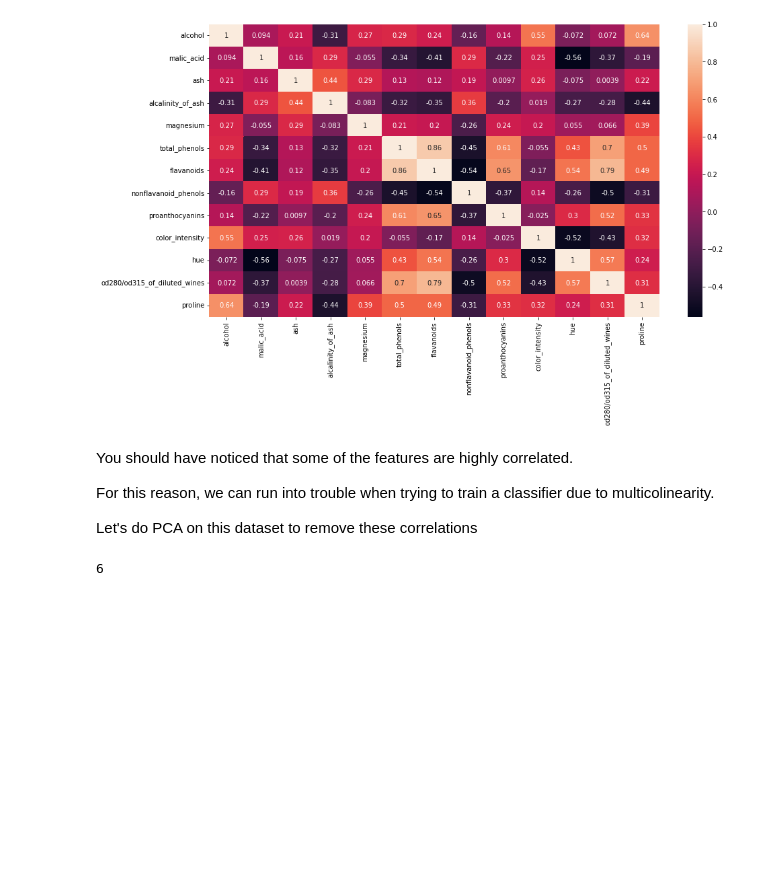
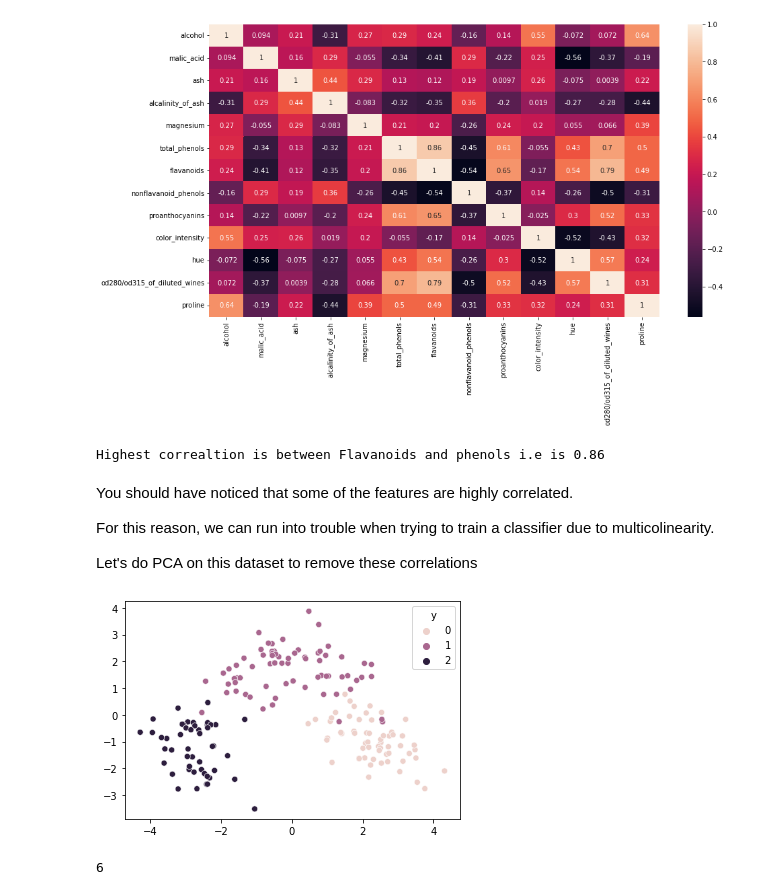
Before and after one commit to darshan16011989/CE888, a Jupyter notebook: Lab5_exploration.ipynb, the cells around one changed output. Saved outputs shown, nothing was run; the diff lists cells and outputs as text; code cells hidden in the pictures; blank space fills up the shorter version.

```diff
--- a/Lab5_exploration.ipynb
+++ b/Lab5_exploration.ipynb
@@ -139,23 +132,16 @@ y                                                -0.788230 -0.633717  1.000000
+# %%
+from numpy.ma.core import correlate
+# What is the highest correlation between features?
+# by looking at above heatmap
+print('Highest correaltion is between Flavanoids and phenols i.e is 0.86')
+# %% [output]
+Highest correaltion is between Flavanoids and phenols i.e is 0.86
 # %% [markdown]
 You should have noticed that some of the features are highly correlated.
 
 For this reason, we can run into trouble when trying to train a classifier due to multicolinearity.
 
 Let's do PCA on this dataset to remove these correlations
-# %%
-def pca(df, var=0.5):
-    y_status = False
-    if 'y' in df:
-      y = df['y']
-      df = df.loc[:, df.columns != 'y']
-      y_status = True
-    scale = StandardScaler()
-    df = scale.fit_transform(df)
-    pca1 = PCA(n_components=var, random_state=100)
-    x_pca = pca1.fit_transform(df)
-    if y_flag:
-      x_pca = np.column_stack((x_pca, y))
-    return x_pca, pca
 # %%
 # Let's do PCA:
 # HINT: I suggest you attempt Q5 of the quiz and then use the function you developed
@@ -163,32 +149,32 @@ def pca(df, var=0.5):
 
 # 1. Standardise your data using a StandardScaler. Make sure you're not scaling the 'y'!
 # YOUR CODE HERE
-scale = StandardScaler()
-df_scale = scale.fit_transform(df.iloc[0:,:-1])
-# 2. Do PCA with 2 components. How much variance is retained from the original dataset?
-
-# YOUR CODE HERE
-#from sklearn.preprocessing import StandardScaler
-#from sklearn.decomposition import PCA
-
 def std_pca(df, var=0.5):
     y = False
     if 'y' in df.columns:
         y = True
-        features = df.drop('y', axis=1)
+        features = df.drop('y', axis=1, inplace=False)
     else:
         features = df.copy()
     scale = StandardScaler()
-    features_scale = scale.fit_transform(features)
+    x_std = scale.fit_transform(features)
     pca = PCA(n_components=var, random_state=100)
-    pca_data = pca.fit_transform(features_scale)
+    pca_data = pca.fit_transform(x_std)
     if y:
         return np.concatenate((pca_data, df['y'].values.reshape(-1, 1)), axis=1)
-    return pca_data
+    return pca_data, pca
+# 2. Do PCA with 2 components. How much variance is retained from the original dataset?
+
+# YOUR CODE HERE
+pca_data = std_pca(df.iloc[0:,:-1], var=2)
 # %%
 # Plot your two components, using the label from the data to colour the points
 
 # YOUR CODE HERE
+sns.scatterplot(x = pca_data[0][:,0], y = pca_data[0][:,1],hue=df['y'])
+plt.show()
+# %% [output]
+[figure, added]
 # %%
 # How many components do you need to keep at least 85% of the variance in the dataset? (Q6)
 
```
Also changed, not shown: parts of 7 cells of this notebook.
